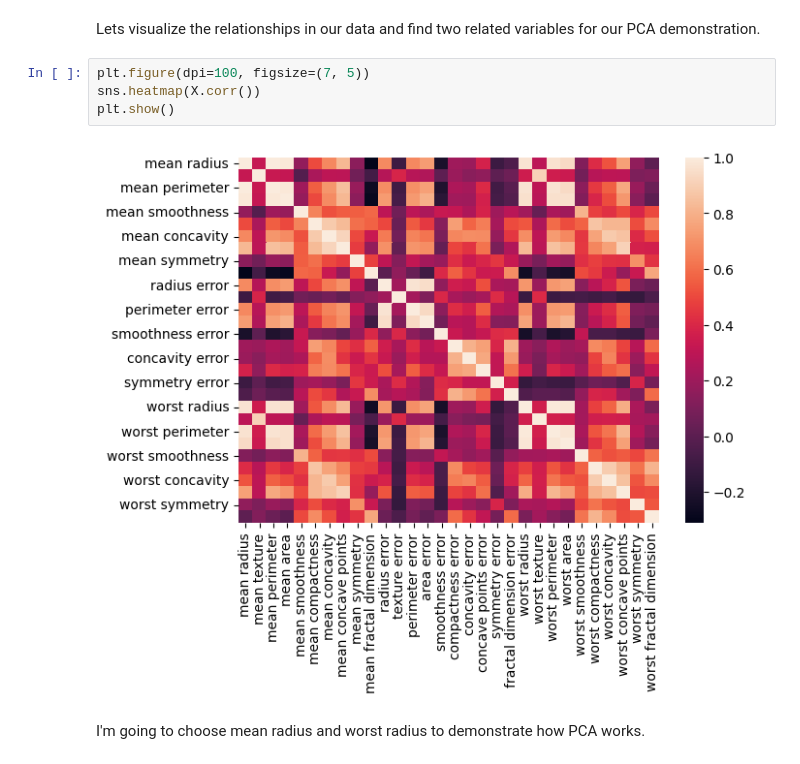
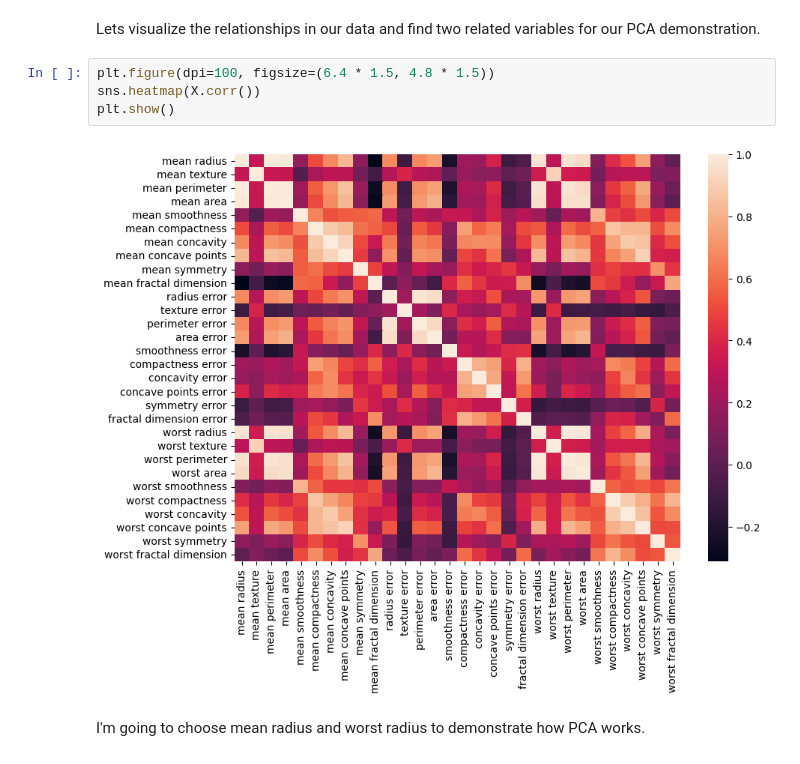
Before and after one commit to Tstrebe2/colab-notebooks, a Jupyter notebook: pca-from-scratch-demonstration.ipynb, the cells around one changed output. Drawn from its saved outputs; the diff is of its cells as text.

```diff
--- a/pca-from-scratch-demonstration.ipynb
+++ b/pca-from-scratch-demonstration.ipynb
@@ -18,11 +18,11 @@ y = bc_dict['target']
 # %% [markdown]
 Lets visualize the relationships in our data and find two related variables for our PCA demonstration.
 # %%
-plt.figure(dpi=100, figsize=(7, 5))
+plt.figure(dpi=100, figsize=(6.4 * 1.5, 4.8 * 1.5))
 sns.heatmap(X.corr())
 plt.show()
 # %% [output]
-[figure, old version]
+[figure, new version]
 # %% [markdown]
 I'm going to choose mean radius and worst radius to demonstrate how PCA works.
 # %%
```
Also changed, not shown: parts of 1 cell of this notebook.
